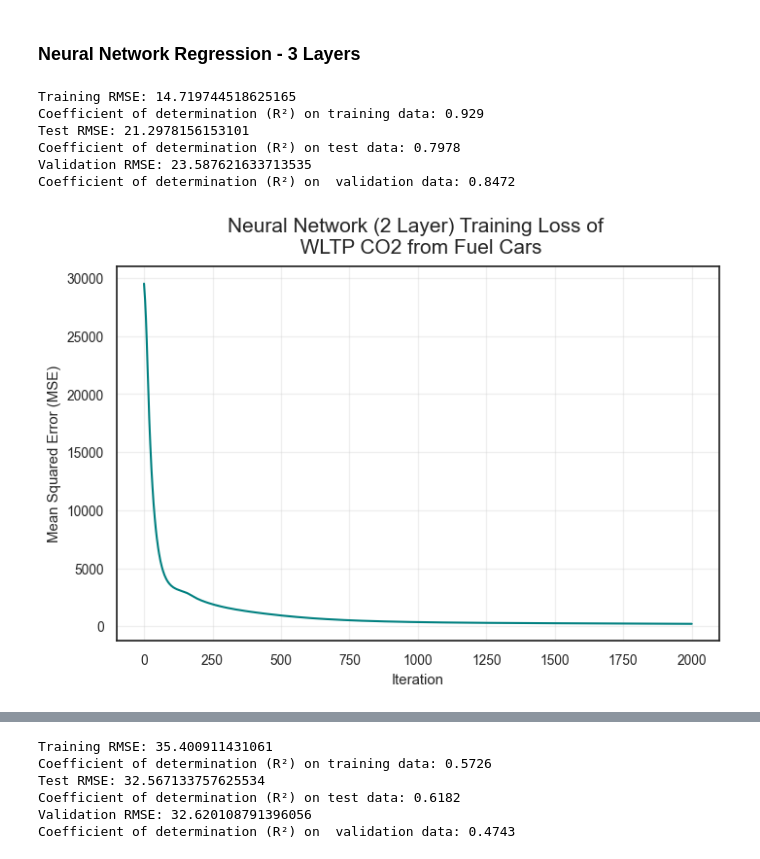
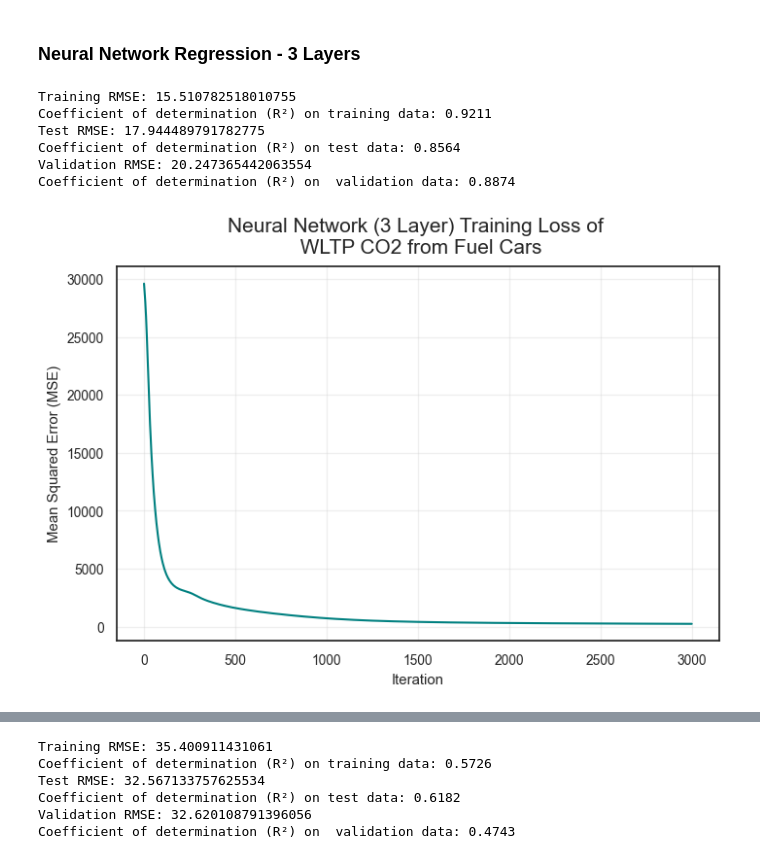
Before and after one commit to damian2551/Predictive-Modelling-of-Gas-Emissions-from-Cars, a Jupyter notebook: Assignment_2.ipynb, the cells around one changed output, grey strips where cells are left out. Cells and saved outputs as stored; diff of their text form; code cells hidden in the pictures.

Commit message:
Rescale eta, fix Scaler on 3 Layer NN

```diff
--- a/Assignment_2.ipynb
+++ b/Assignment_2.ipynb
@@ -1118,14 +1118,14 @@ def neural_network_regression_2hidden(target: str, data: pd.DataFrame, random_st
     y_val   = y_val.values.reshape(-1, 1)
     y_test  = y_test.values.reshape(-1, 1)
 
-    scaler = StandardScaler()
-    X_train_scaled = scaler.fit_transform(X_train)
-    X_test_scaled = scaler.transform(X_test)
-    X_val_scaled = scaler.transform(X_val)
+    # scaler = StandardScaler()
+    # X_train_scaled = scaler.fit_transform(X_train)
+    # X_test_scaled = scaler.transform(X_test)
+    # X_val_scaled = scaler.transform(X_val)
 
     # Define NN dimensions
     N = len(y_train) # number of samples
-    D_in = X_train_scaled.shape[1] # number of features
+    D_in = X_train.shape[1] # number of features
     D_out = 1 # number of outputs
     H1 = 30 # number of hidden neurons in hidden layer 1
     H2 = 20 # number of hidden neurons in hidden layer 2
@@ -1144,13 +1144,13 @@ def neural_network_regression_2hidden(target: str, data: pd.DataFrame, random_st
     b2 = np.zeros((1, D_out))
 
     # Training loop
-    eta = 0.0005
+    eta = 0.0003
 
     loss_history = []
-    for i in range(2001):
+    for i in range(3001):
         # ---- forward pass ----
         ## Layer 1
-        z1 = X_train_scaled.dot(W0) + b0
+        z1 = X_train.dot(W0) + b0
         z1 = np.clip(z1, -500, 500)
         a1 = 1.0 / (1.0 + np.exp(-z1)) # sigmoid
 
@@ -1183,7 +1183,7 @@ def neural_network_regression_2hidden(target: str, data: pd.DataFrame, random_st
         # Backprop into hidden1
         da1 = dz2.dot(W1.T)
         dz1 = da1 * a1 * (1.0 - a1)
-        dW0 = X_train_scaled.T.dot(dz1)
+        dW0 = X_train.T.dot(dz1)
         db0 = np.sum(dz1, axis=0, keepdims=True)
 
         # ---- update parameters ----
@@ -1201,7 +1201,7 @@ def neural_network_regression_2hidden(target: str, data: pd.DataFrame, random_st
     # y_pred = a1.dot(W2)
 
     # Evaluate on training set
-    z1_ = X_train_scaled.dot(W0) + b0
+    z1_ = X_train.dot(W0) + b0
     z1_ = np.clip(z1_, -500, 500)
     a1_ = 1.0 / (1.0 + np.exp(-z1_))
 
@@ -1216,7 +1216,7 @@ def neural_network_regression_2hidden(target: str, data: pd.DataFrame, random_st
     print('Coefficient of determination (R²) on training data:', round(r2_score(y_train, y_pred),4))
 
     # Evaluate on test set
-    z1_ = X_test_scaled.dot(W0) + b0
+    z1_ = X_test.dot(W0) + b0
     z1_ = np.clip(z1_, -500, 500)
     a1_ = 1.0 / (1.0 + np.exp(-z1_))
     z2_ = a1_.dot(W1) + b1
@@ -1228,7 +1228,7 @@ def neural_network_regression_2hidden(target: str, data: pd.DataFrame, random_st
     print('Coefficient of determination (R²) on test data:', round(r2_score(y_test, y_test_pred),4))
 
     # Evaluate on validation set
-    z1_ = X_val_scaled.dot(W0) + b0
+    z1_ = X_val.dot(W0) + b0
     z1_ = np.clip(z1_, -500, 500)
     a1_ = 1.0 / (1.0 + np.exp(-z1_))
     z2_ = a1_.dot(W1) + b1
@@ -1239,42 +1239,41 @@ def neural_network_regression_2hidden(target: str, data: pd.DataFrame, random_st
     print('Validation RMSE:', np.sqrt(mean_squared_error(y_val, y_val_pred)))
     print('Coefficient of determination (R²) on  validation data:', round(r2_score(y_val, y_val_pred),4))
 
 
     # Auto labeling based on Fuel Type column
     if data["Fuel Type"].isin(fuel_types).any():
         data_label = "Fuel Cars"
     elif data["Fuel Type"].isin(hybrid_types).any():
         data_label = "Hybrid Cars"
     else:
         data_label = "Dataset"
 
-
     #Visualise the MSE
     plt.figure(figsize=(8,5))
     plt.plot(loss_history, color='teal')
-    plt.title(f"Neural Network (2 Layer) Training Loss of \n {target} from {data_label}",
+    plt.title(f"Neural Network (3 Layer) Training Loss of \n {target} from {data_label}",
               fontsize = 15, pad = 10)
     plt.xlabel("Iteration")
     plt.ylabel("Mean Squared Error (MSE)")
     plt.grid(alpha=0.3)
     plt.show()
 
     # # Return the weights and features of the model
     # return{
     #     "features": features,
     #     "W0": W0
     #     }
 
 # Neural Network regression for fuel cars, target variable: WLTP CO2
 neural_network_regression_2hidden("WLTP CO2", data_fuel)
 # %% [output]
-Training RMSE: 14.719744518625165
-Coefficient of determination (R²) on training data: 0.929
-Test RMSE: 21.2978156153101
-Coefficient of determination (R²) on test data: 0.7978
-Validation RMSE: 23.587621633713535
-Coefficient of determination (R²) on  validation data: 0.8472
+Training RMSE: 15.510782518010755
+Coefficient of determination (R²) on training data: 0.9211
+Test RMSE: 17.944489791782775
+Coefficient of determination (R²) on test data: 0.8564
+Validation RMSE: 20.247365442063554
+Coefficient of determination (R²) on  validation data: 0.8874
-[figure, old version]
+[figure, new version]
 # %%
 # NN Regression (2 hidden layers), Emissions NOx from Fuel cars
 neural_network_regression_2hidden("Emissions NOx [mg/km]", data_fuel)
```
Also changed, not shown: parts of 1 cell of this notebook.
